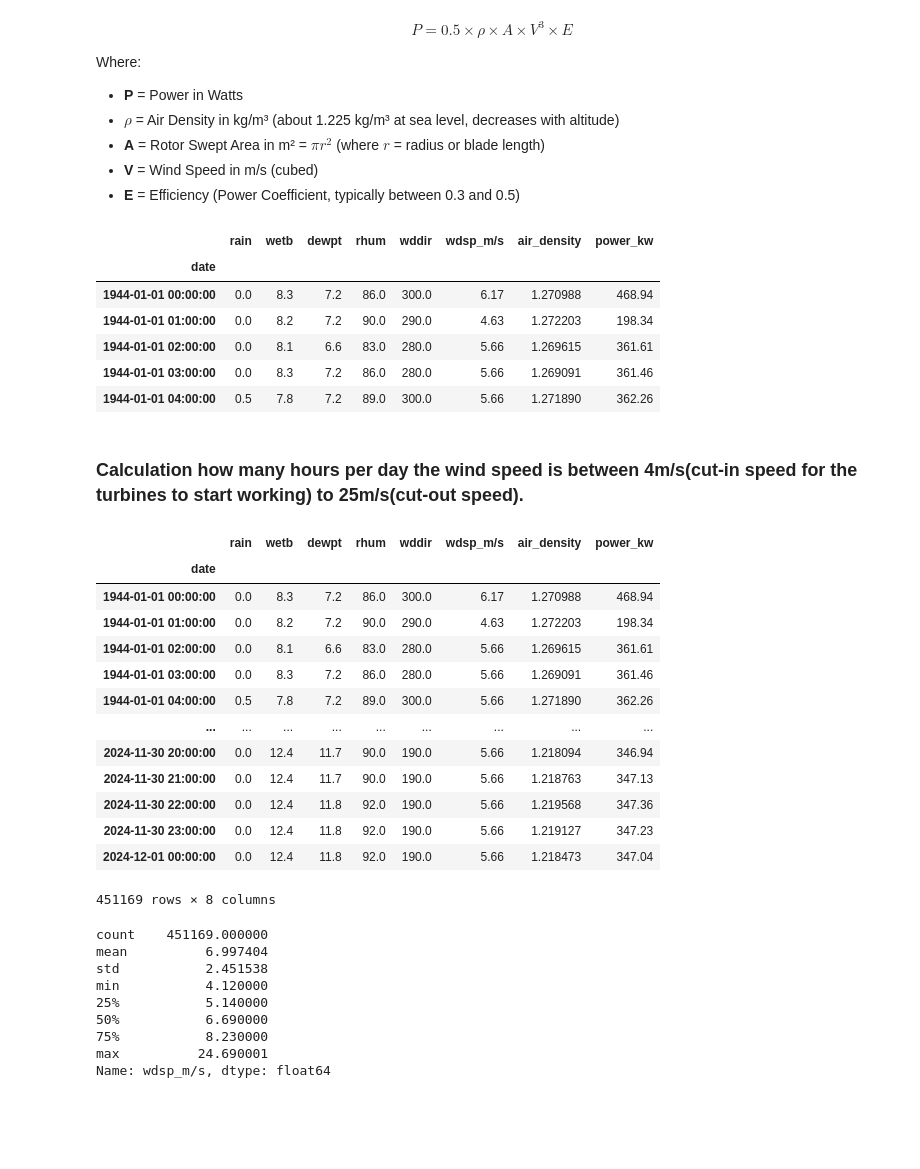
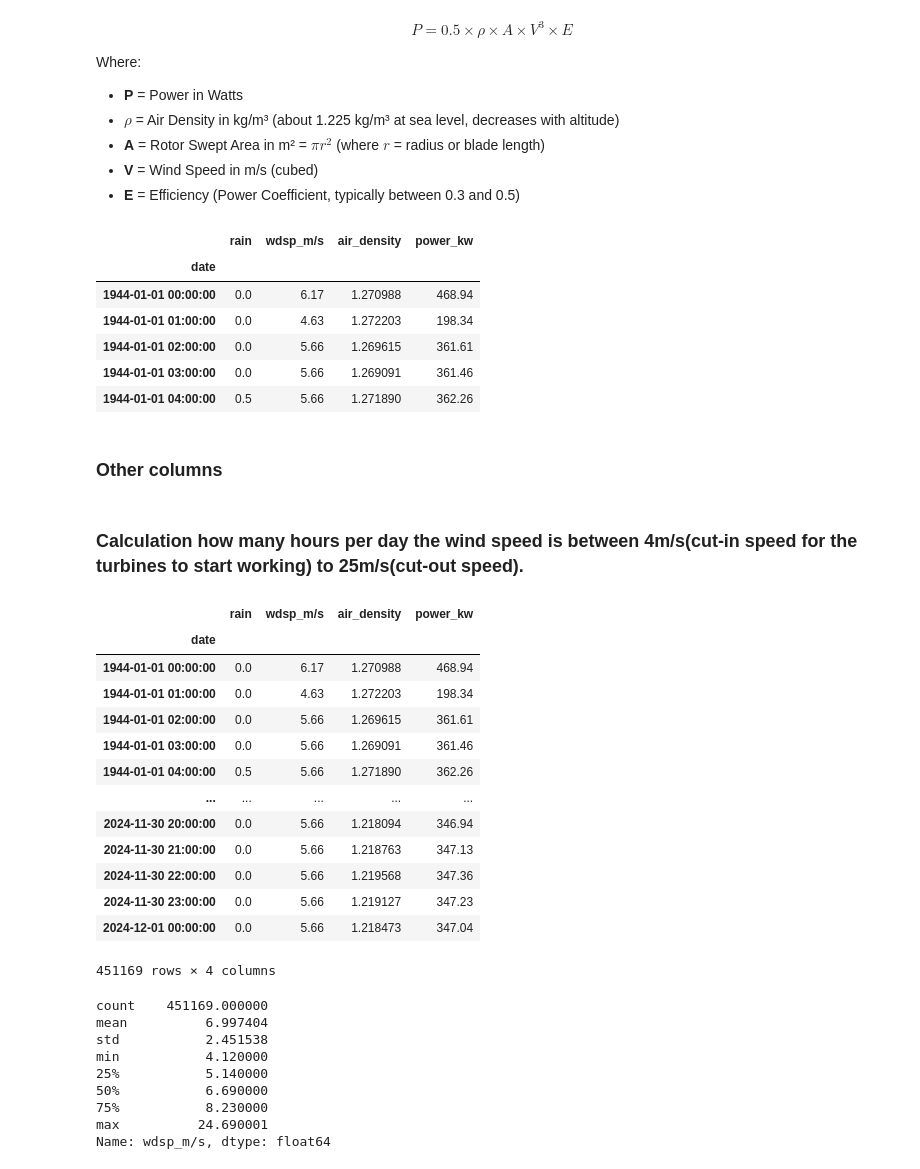
Before and after one commit to ermelinda-q/PFDA, a Jupyter notebook: project/project.ipynb, the cells around one changed output. Saved outputs shown, nothing was run; the diff lists cells and outputs as text; code cells hidden in the pictures; blank space fills up the shorter version.

```diff
--- a/project/project.ipynb
+++ b/project/project.ipynb
@@ -27,7 +27,7 @@ df = pd.read_csv('./data/data_valentia.csv', skiprows=23, low_memory=False)
 
 # Creating a subset using only the data I need for this project.
 # Two ways of doing it:
-df_valentia = df[['date', 'rain', 'temp', 'wetb', 'dewpt', 'rhum', 'vappr', 'msl', 'wdsp', 'wddir']].copy()
+df_valentia = df[['date', 'rain', 'temp', 'vappr', 'msl', 'wdsp', 'wddir']].copy() # easier
 # or:
 # df_valentia = df.drop(columns=['ww', 'sun', 'w', 'vis', 'clht', 'clamt', 'ind', 'ind.1', 'ind.2', 'ind.3', 'ind.4'])
 
@@ -73,7 +70,7 @@ As we can see from the above all data types in the dataset are object type. To c
 - I am setting the `date` column as the index to make it easier to work with the data based on time, like sorting or grouping by dates.
 # %%
 # Columns_to_convert will pass to `convert_columns_to_float` function all columns that need to change to numeric data.
-columns_to_convert = ['rain', 'temp', 'wetb', 'dewpt', 'rhum', 'vappr', 'msl', 'wdsp', 'wddir']
+columns_to_convert = ['rain', 'temp', 'vappr', 'msl', 'wdsp', 'wddir']
 df_valentia = convert_columns_to_float(df_valentia, columns_to_convert)
 df_valentia['date'] = pd.to_datetime(df_valentia['date'], format="%d-%b-%Y %H:%M", errors='coerce')
 # Setting the date as index
@@ -261,6 +272,6 @@ The ``add_air_density_column`, computes air density by internally calling the `c
 # %%
 # Making changes to the dataset by adding a new column
-df_valentia = add_column(df_valentia, column='air_density')
+df_valentia = add_new_column(df_valentia, column='air_density')
 # Checking if it works
 df_valentia.head(5)
 # %% [output]
@@ -323,17 +331,19 @@ Where:
 - **E** = Efficiency (Power Coefficient, typically between 0.3 and 0.5)
 # %%
 # Making changes to the dataset by adding a new column 'power_output'
-df_valentia = add_column(df_valentia, column='power_kw')
+df_valentia = add_new_column(df_valentia, column='power_kw')
 # Checking if it works
 df_valentia.head(5)
 # %% [output]
-|  | rain | wetb | dewpt | rhum | wddir | wdsp_m/s | air_density | power_kw |
-| date |  |  |  |  |  |  |  |  |
-| 1944-01-01 00:00:00 | 0.0 | 8.3 | 7.2 | 86.0 | 300.0 | 6.17 | 1.270988 | 468.94 |
-| 1944-01-01 01:00:00 | 0.0 | 8.2 | 7.2 | 90.0 | 290.0 | 4.63 | 1.272203 | 198.34 |
-| 1944-01-01 02:00:00 | 0.0 | 8.1 | 6.6 | 83.0 | 280.0 | 5.66 | 1.269615 | 361.61 |
-| 1944-01-01 03:00:00 | 0.0 | 8.3 | 7.2 | 86.0 | 280.0 | 5.66 | 1.269091 | 361.46 |
-| 1944-01-01 04:00:00 | 0.5 | 7.8 | 7.2 | 89.0 | 300.0 | 5.66 | 1.271890 | 362.26 |
+|  | rain | wdsp_m/s | air_density | power_kw |
+| date |  |  |  |  |
+| 1944-01-01 00:00:00 | 0.0 | 6.17 | 1.270988 | 468.94 |
+| 1944-01-01 01:00:00 | 0.0 | 4.63 | 1.272203 | 198.34 |
+| 1944-01-01 02:00:00 | 0.0 | 5.66 | 1.269615 | 361.61 |
+| 1944-01-01 03:00:00 | 0.0 | 5.66 | 1.269091 | 361.46 |
+| 1944-01-01 04:00:00 | 0.5 | 5.66 | 1.271890 | 362.26 |
+# %% [markdown]
+### Other columns
 # %% [markdown]
 ### Calculation how many hours per day the wind speed is between 4m/s(cut-in speed for the turbines to start working) to 25m/s(cut-out speed).
 # %%
@@ -341,20 +351,20 @@ df_working_valentia = df_valentia[(df_valentia['wdsp_m/s'] >= 4) & (df_valentia[
 
 df_working_valentia
 # %% [output]
-|  | rain | wetb | dewpt | rhum | wddir | wdsp_m/s | air_density | power_kw |
-| date |  |  |  |  |  |  |  |  |
-| 1944-01-01 00:00:00 | 0.0 | 8.3 | 7.2 | 86.0 | 300.0 | 6.17 | 1.270988 | 468.94 |
-| 1944-01-01 01:00:00 | 0.0 | 8.2 | 7.2 | 90.0 | 290.0 | 4.63 | 1.272203 | 198.34 |
-| 1944-01-01 02:00:00 | 0.0 | 8.1 | 6.6 | 83.0 | 280.0 | 5.66 | 1.269615 | 361.61 |
-| 1944-01-01 03:00:00 | 0.0 | 8.3 | 7.2 | 86.0 | 280.0 | 5.66 | 1.269091 | 361.46 |
-| 1944-01-01 04:00:00 | 0.5 | 7.8 | 7.2 | 89.0 | 300.0 | 5.66 | 1.271890 | 362.26 |
-| ... | ... | ... | ... | ... | ... | ... | ... | ... |
-| 2024-11-30 20:00:00 | 0.0 | 12.4 | 11.7 | 90.0 | 190.0 | 5.66 | 1.218094 | 346.94 |
-| 2024-11-30 21:00:00 | 0.0 | 12.4 | 11.7 | 90.0 | 190.0 | 5.66 | 1.218763 | 347.13 |
-| 2024-11-30 22:00:00 | 0.0 | 12.4 | 11.8 | 92.0 | 190.0 | 5.66 | 1.219568 | 347.36 |
-| 2024-11-30 23:00:00 | 0.0 | 12.4 | 11.8 | 92.0 | 190.0 | 5.66 | 1.219127 | 347.23 |
-| 2024-12-01 00:00:00 | 0.0 | 12.4 | 11.8 | 92.0 | 190.0 | 5.66 | 1.218473 | 347.04 |
+|  | rain | wdsp_m/s | air_density | power_kw |
+| date |  |  |  |  |
+| 1944-01-01 00:00:00 | 0.0 | 6.17 | 1.270988 | 468.94 |
+| 1944-01-01 01:00:00 | 0.0 | 4.63 | 1.272203 | 198.34 |
+| 1944-01-01 02:00:00 | 0.0 | 5.66 | 1.269615 | 361.61 |
+| 1944-01-01 03:00:00 | 0.0 | 5.66 | 1.269091 | 361.46 |
+| 1944-01-01 04:00:00 | 0.5 | 5.66 | 1.271890 | 362.26 |
+| ... | ... | ... | ... | ... |
+| 2024-11-30 20:00:00 | 0.0 | 5.66 | 1.218094 | 346.94 |
+| 2024-11-30 21:00:00 | 0.0 | 5.66 | 1.218763 | 347.13 |
+| 2024-11-30 22:00:00 | 0.0 | 5.66 | 1.219568 | 347.36 |
+| 2024-11-30 23:00:00 | 0.0 | 5.66 | 1.219127 | 347.23 |
+| 2024-12-01 00:00:00 | 0.0 | 5.66 | 1.218473 | 347.04 |
-451169 rows × 8 columns
+451169 rows × 4 columns
 # %%
 df_working_valentia['wdsp_m/s'].describe()
 # %% [output]
```
Also changed, not shown: parts of 16 cells of this notebook, 2 other files.
